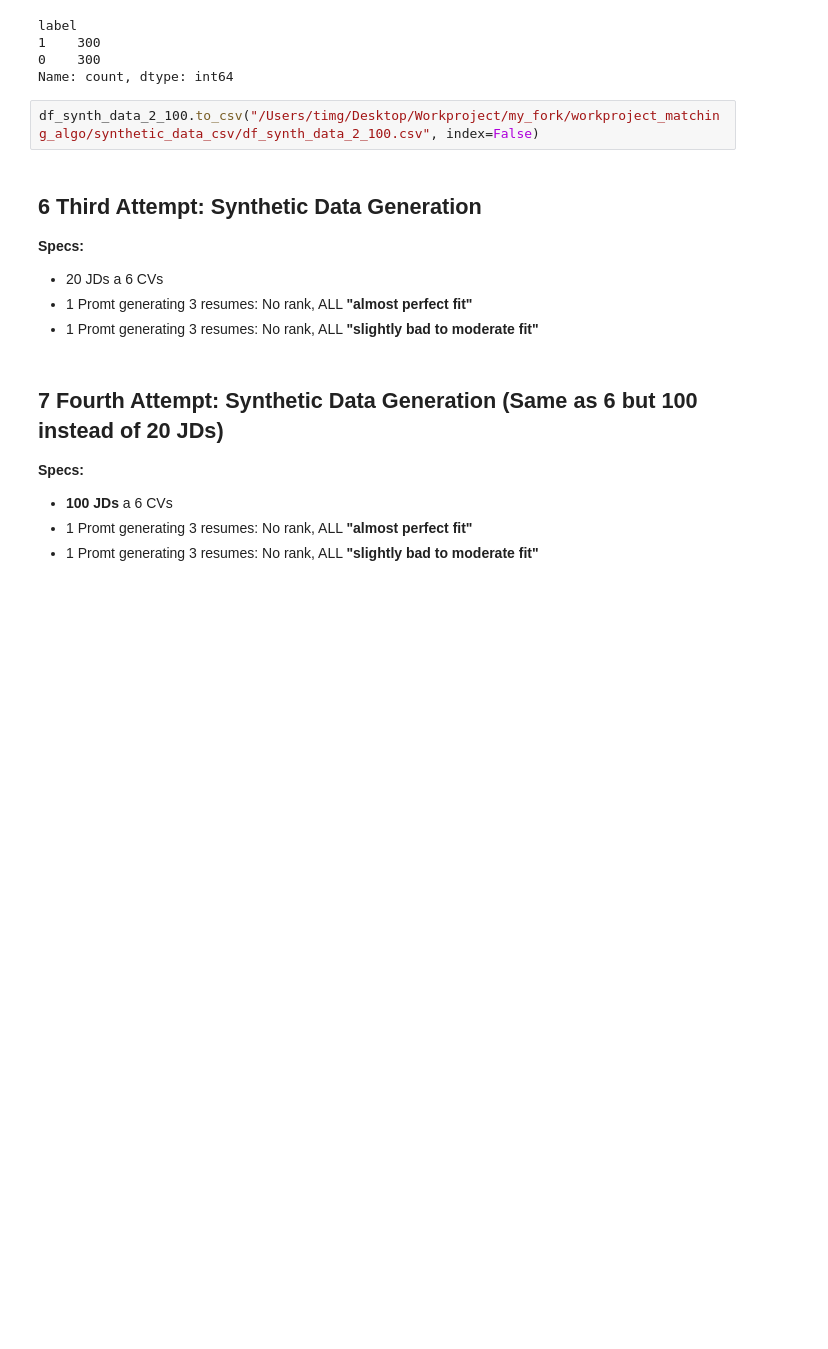
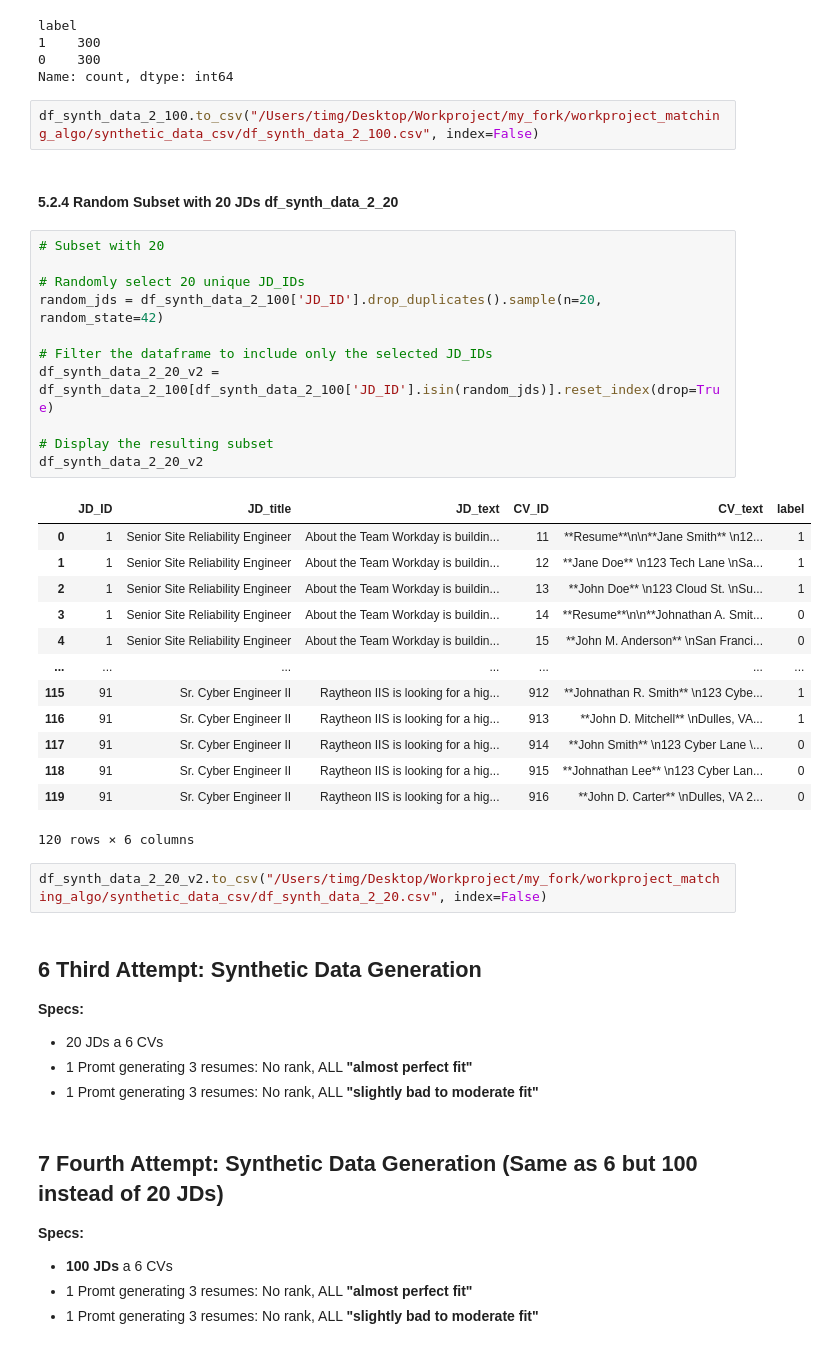
Before and after one commit to Tim60161/workproject_matching_algo, a Jupyter notebook: synthetic_data_binary.ipynb, the cells around one changed output. Saved outputs shown, nothing was run; the diff lists cells and outputs as text; blank space fills up the shorter version.

```diff
--- a/synthetic_data_binary.ipynb
+++ b/synthetic_data_binary.ipynb
@@ -2577,6 +2577,35 @@ label
 Name: count, dtype: int64
 # %%
 df_synth_data_2_100.to_csv("/Users/timg/Desktop/Workproject/my_fork/workproject_matching_algo/synthetic_data_csv/df_synth_data_2_100.csv", index=False)
+# %% [markdown]
+#### 5.2.4 Random Subset with 20 JDs df_synth_data_2_20
+# %%
+# Subset with 20
+
+# Randomly select 20 unique JD_IDs
+random_jds = df_synth_data_2_100['JD_ID'].drop_duplicates().sample(n=20, random_state=42)
+
+# Filter the dataframe to include only the selected JD_IDs
+df_synth_data_2_20_v2 = df_synth_data_2_100[df_synth_data_2_100['JD_ID'].isin(random_jds)].reset_index(drop=True)
+
+# Display the resulting subset
+df_synth_data_2_20_v2
+# %% [output]
+|  | JD_ID | JD_title | JD_text | CV_ID | CV_text | label |
+| 0 | 1 | Senior Site Reliability Engineer | About the Team Workday is buildin... | 11 | **Resume**\n\n**Jane Smith** \n12... | 1 |
+| 1 | 1 | Senior Site Reliability Engineer | About the Team Workday is buildin... | 12 | **Jane Doe** \n123 Tech Lane \nSa... | 1 |
+| 2 | 1 | Senior Site Reliability Engineer | About the Team Workday is buildin... | 13 | **John Doe** \n123 Cloud St. \nSu... | 1 |
+| 3 | 1 | Senior Site Reliability Engineer | About the Team Workday is buildin... | 14 | **Resume**\n\n**Johnathan A. Smit... | 0 |
+| 4 | 1 | Senior Site Reliability Engineer | About the Team Workday is buildin... | 15 | **John M. Anderson** \nSan Franci... | 0 |
+| ... | ... | ... | ... | ... | ... | ... |
+| 115 | 91 | Sr. Cyber Engineer II | Raytheon IIS is looking for a hig... | 912 | **Johnathan R. Smith** \n123 Cybe... | 1 |
+| 116 | 91 | Sr. Cyber Engineer II | Raytheon IIS is looking for a hig... | 913 | **John D. Mitchell** \nDulles, VA... | 1 |
+| 117 | 91 | Sr. Cyber Engineer II | Raytheon IIS is looking for a hig... | 914 | **John Smith** \n123 Cyber Lane \... | 0 |
+| 118 | 91 | Sr. Cyber Engineer II | Raytheon IIS is looking for a hig... | 915 | **Johnathan Lee** \n123 Cyber Lan... | 0 |
+| 119 | 91 | Sr. Cyber Engineer II | Raytheon IIS is looking for a hig... | 916 | **John D. Carter** \nDulles, VA 2... | 0 |
+120 rows × 6 columns
+# %%
+df_synth_data_2_20_v2.to_csv("/Users/timg/Desktop/Workproject/my_fork/workproject_matching_algo/synthetic_data_csv/df_synth_data_2_20.csv", index=False)
 # %% [markdown]
 ## 6 Third Attempt: Synthetic Data Generation
 
```
Also changed, not shown: 2 other files.
